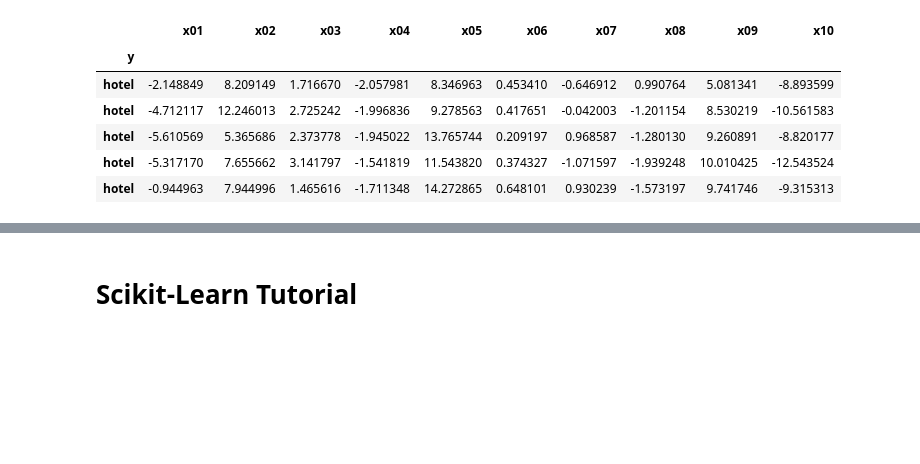
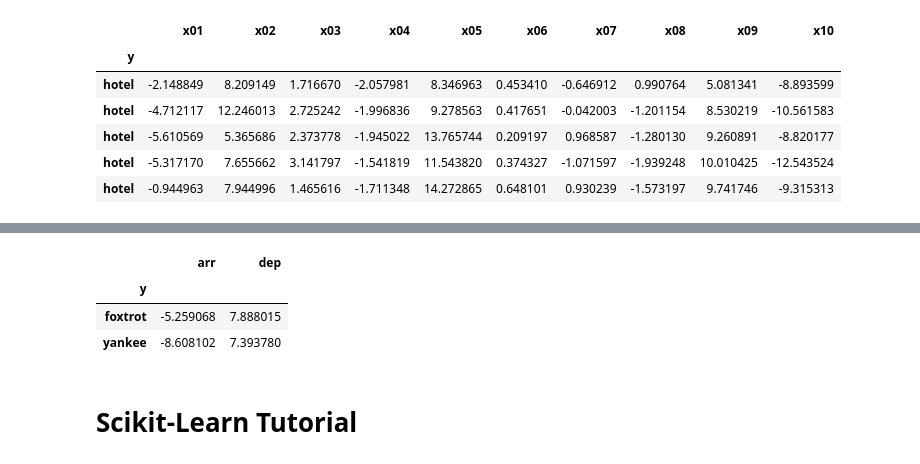
Before and after one commit to szorowi1/qmss2017, a Jupyter notebook: module3/module3_demo.ipynb, the cells around one changed output, grey strips where cells are left out. Saved outputs shown, nothing was run; the diff lists cells and outputs as text; code cells hidden in the pictures; blank space fills up the shorter version.

```diff
--- a/module3/module3_demo.ipynb
+++ b/module3/module3_demo.ipynb
@@ -85,3 +145,24 @@ data.loc['hotel'].head(5)
+# %%
+import pandas as pd
+from pandas_ply import install_ply, X, sym_call
+
+## After calling install_ply, all pandas objects have
+## pandas-ply‘s methods attached.
+install_ply(pd)
+
+## Piping example.
+(data
+ .reset_index()
+ .groupby('y')
+ .ply_select(
+    arr = X.x01.mean(),
+    dep = X.x02.mean())
+ .ply_where(X.arr < -5, X.dep > 7))
+# %% [output]
+|  | arr | dep |
+| y |  |  |
+| foxtrot | -5.259068 | 7.888015 |
+| yankee | -8.608102 | 7.393780 |
 # %% [markdown]
 # Scikit-Learn Tutorial
 # %% [markdown]
```
Also changed, not shown: parts of 32 cells of this notebook.
